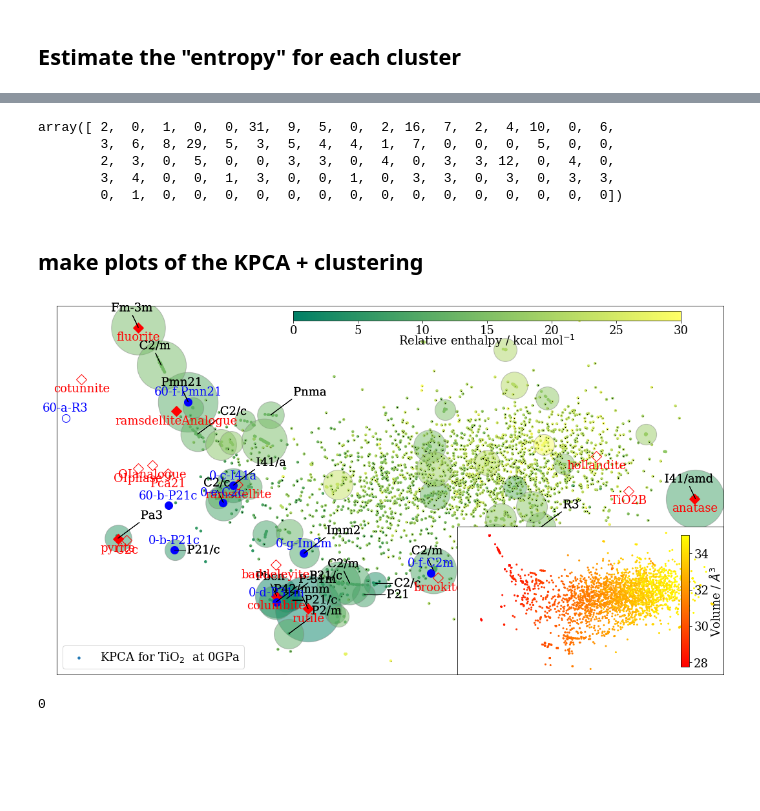
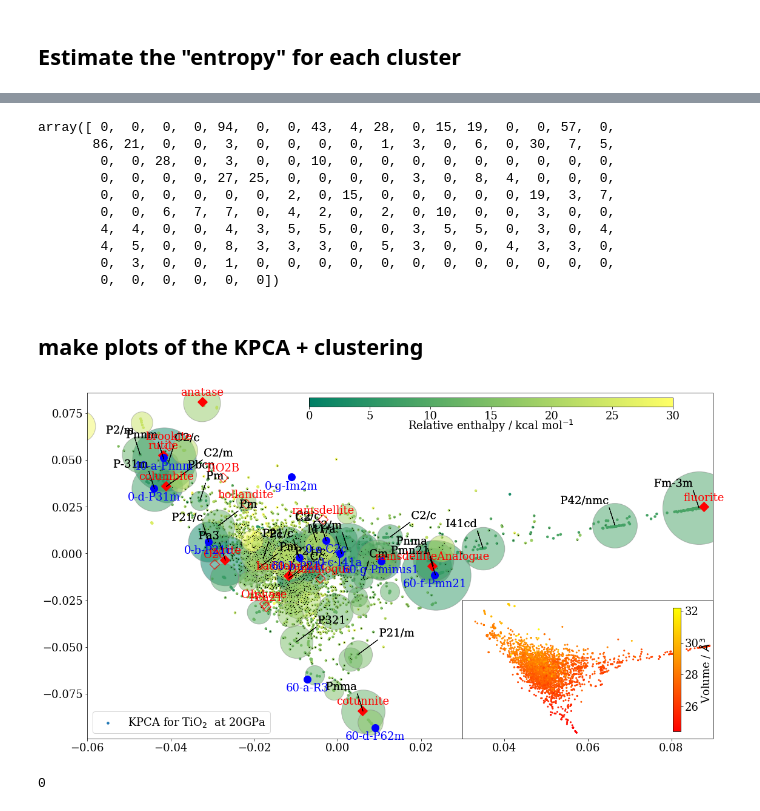
Before and after one commit to BingqingCheng/ASAP, a Jupyter notebook: notebooks/TiO2-ASAP.ipynb, the cells around one changed output, grey strips where cells are left out. Saved outputs shown, nothing was run; the diff lists cells and outputs as text; code cells hidden in the pictures; blank space fills up the shorter version.

```diff
--- a/notebooks/TiO2-ASAP.ipynb
+++ b/notebooks/TiO2-ASAP.ipynb
@@ -29,7 +29,7 @@ kb2kcalmol = 0.0019872036 # kb*K to kcal_mol
 # %%
 from ase.io import read,write
 # %%
-press="0"
+press="20"
 foldername = "P-"+press+"GPa/"
 # %%
 # load the known structures
@@ -275,11 +278,16 @@ for nf, cl in np.stack((nforms[:],labels_db[ndict:]),axis=-1):
 # %%
 structure_usingn[6]
 # %% [output]
-array([ 2,  0,  1,  0,  0, 31,  9,  5,  0,  2, 16,  7,  2,  4, 10,  0,  6,
-        3,  6,  8, 29,  5,  3,  5,  4,  4,  1,  7,  0,  0,  0,  5,  0,  0,
-        2,  3,  0,  5,  0,  0,  3,  3,  0,  4,  0,  3,  3, 12,  0,  4,  0,
-        3,  4,  0,  0,  1,  3,  0,  0,  1,  0,  3,  3,  0,  3,  0,  3,  3,
-        0,  1,  0,  0,  0,  0,  0,  0,  0,  0,  0,  0,  0,  0,  0,  0,  0])
+array([ 0,  0,  0,  0, 94,  0,  0, 43,  4, 28,  0, 15, 19,  0,  0, 57,  0,
+       86, 21,  0,  0,  3,  0,  0,  0,  0,  1,  3,  0,  6,  0, 30,  7,  5,
+        0,  0, 28,  0,  3,  0,  0, 10,  0,  0,  0,  0,  0,  0,  0,  0,  0,
+        0,  0,  0,  0, 27, 25,  0,  0,  0,  0,  3,  0,  8,  4,  0,  0,  0,
+        0,  0,  0,  0,  0,  0,  2,  0, 15,  0,  0,  0,  0,  0, 19,  3,  7,
+        0,  0,  6,  7,  7,  0,  4,  2,  0,  2,  0, 10,  0,  0,  3,  0,  0,
+        4,  4,  0,  0,  4,  3,  5,  5,  0,  0,  3,  5,  5,  0,  3,  0,  4,
+        4,  5,  0,  0,  8,  3,  3,  3,  0,  5,  3,  0,  0,  4,  3,  3,  0,
+        0,  3,  0,  0,  1,  0,  0,  0,  0,  0,  0,  0,  0,  0,  0,  0,  0,
+        0,  0,  0,  0,  0,  0])
 # %%
 est_entropylist = np.log(structure_usingn[6]/max(structure_usingn[6]))/6.
 est_entropy_noise = {}
@@ -362,8 +370,8 @@ for k, col in zip(unique_labels, cluster_colors):
         if (cluster_size[k]> 15 and cluster_avg_enthalpy[k]< 15
             and cluster_symmetry[k] != 'P-1' and cluster_symmetry[k] != 'P1') :
             txt = ax.annotate(cluster_symmetry[k], xy=(cluster_x[k],cluster_y[k]),
-                         xytext=(-10,30), textcoords='offset points', color='black',
-                      horizontalalignment='center', verticalalignment='center',
+                         xytext=(-10,40), textcoords='offset points', color='black',
+                      horizontalalignment='right', verticalalignment='center',
                          arrowprops=dict(width=0.01, facecolor='blue', headlength=0.01, headwidth=0.01))
             txt.set_path_effects([
                 PathEffects.Stroke(linewidth=20, foreground='none'),
@@ -381,8 +389,8 @@ for k, col in zip(unique_labels, cluster_colors):
         elif (cluster_size[k]> 2 and cluster_avg_enthalpy[k]< 10
             and cluster_symmetry[k] != 'P-1' and cluster_symmetry[k] != 'P1') :
             txt = ax.annotate(cluster_symmetry[k], xy=(cluster_x[k],cluster_y[k]),
-                         xytext=(70,0), textcoords='offset points', color='black',
-                      horizontalalignment='right', verticalalignment='center',
+                         xytext=(10,40), textcoords='offset points', color='black',
+                      horizontalalignment='left', verticalalignment='center',
                          arrowprops=dict(width=0.01, facecolor='blue', headlength=0.01, headwidth=0.01))
             txt.set_path_effects([
                 PathEffects.Stroke(linewidth=20, foreground='none'),
@@ -407,7 +415,7 @@ for i in range(ndictknownframes):
              markeredgecolor='red',markersize=12)
         #ax.annotate(dicttags[i], (proj[i,d[0]], proj[i,d[1]]))
     txt = ax.annotate(dicttags[i], xy=(proj[i,d[0]], proj[i,d[1]]),
-                 xytext=(0,-15), textcoords='offset points', color='red',
+                 xytext=(0,15), textcoords='offset points', color='red',
                       horizontalalignment='center', verticalalignment='center')
 
 # reference new structures
@@ -418,14 +426,15 @@ for i in range(ndictknownframes+1,ndict):
              markeredgecolor='blue',markersize=12)
         #ax.annotate(dicttags[i], (proj[i,d[0]], proj[i,d[1]]))
     txt = ax.annotate(dicttags[i], xy=(proj[i,d[0]], proj[i,d[1]]),
-                 xytext=(0,15), textcoords='offset points', color='blue',
+                 xytext=(0,-15), textcoords='offset points', color='blue',
                       horizontalalignment='center', verticalalignment='center')
 
 axislimitat0Gpa = [[-0.095,0.08],[-0.09,0.086]]
-al = axislimitat0Gpa
+axislimitat20Gpa = [[-0.06,0.09],[-0.099,0.086]]
+al = axislimitat20Gpa
 ax.set_xlim(al[0][0],al[0][1])
 ax.set_ylim(al[1][0],al[1][1])
-
+"""
 ax.tick_params(
     axis='x',       # changes apply to the x-axis
     which='both',      # both major and minor ticks are affected
@@ -438,6 +447,7 @@ ax.tick_params(
     left=False,      # ticks along the bottom edge are off
     right=False,         # ticks along the top edge are off
     labelleft=False) # labels along the bottom edge are off
+"""
 
 #plt.tight_layout()
 
@@ -446,34 +456,34 @@ subpos = [0.6,0.00,0.4,0.4]
 subax = plot_styles.add_subplot_axes(ax,subpos)
 
 cset2 = subax.scatter(proj[ndict:, d[0]], proj[ndict:, d[1]],  c=volume[:],
             cmap='autumn', marker='o', s=4)
 
 subax.tick_params(
     axis='x',       # changes apply to the x-axis
     which='both',      # both major and minor ticks are affected
     bottom=False,      # ticks along the bottom edge are off
     top=False,         # ticks along the top edge are off
     labelbottom=False) # labels along the bottom edge are off
 subax.tick_params(
     axis='y',       # changes apply to the x-axis
     which='both',      # both major and minor ticks are affected
     left=False,      # ticks along the bottom edge are off
     right=False,         # ticks along the top edge are off
     labelleft=False) # labels along the bottom edge are off
 subax.set_xlim(al[0][0],al[0][1])
 subax.set_ylim(al[1][0],al[1][1])
 subcbaxes = fig.add_axes([0.85, 0.14, 0.01, 0.27])
 subcbar=fig.colorbar(cset2, cax=subcbaxes)
 subcbar.ax.set_ylabel('Volume / $\AA^3$',labelpad=-2)
 
 #plt.title('KPCA and clustering at '+press+' GPa')
 fig.set_size_inches(18.5, 10.5)
 
 #plt.tight_layout()
 
 fig.savefig('figures/KPCA-cluster-'+press+'GPa-v2.png', transparent=True)
 # %% [output]
-[figure, old version]
+[figure, new version]
 # %%
 from asaplib.cluster import output_cluster, output_cluster_sort
 
```
Also changed, not shown: parts of 28 cells of this notebook.
